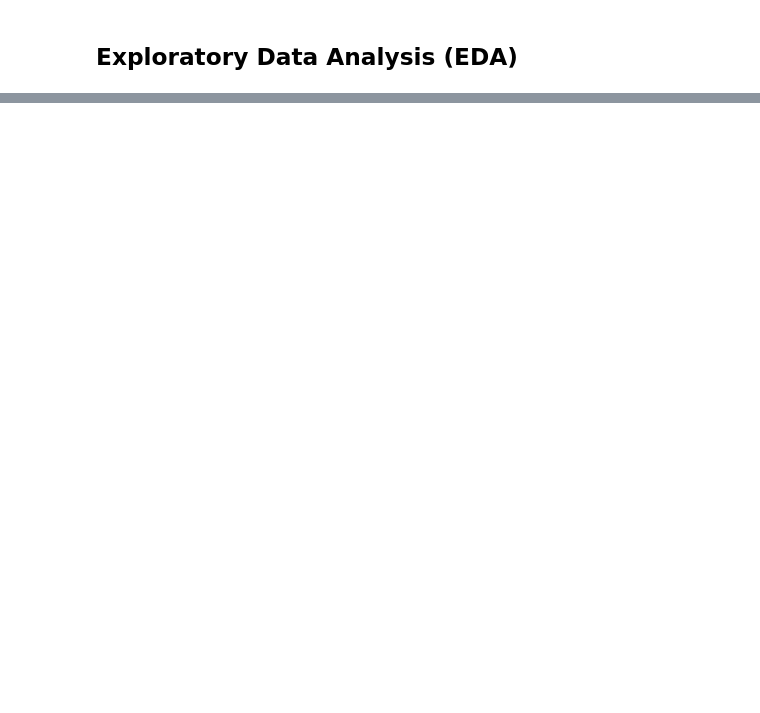
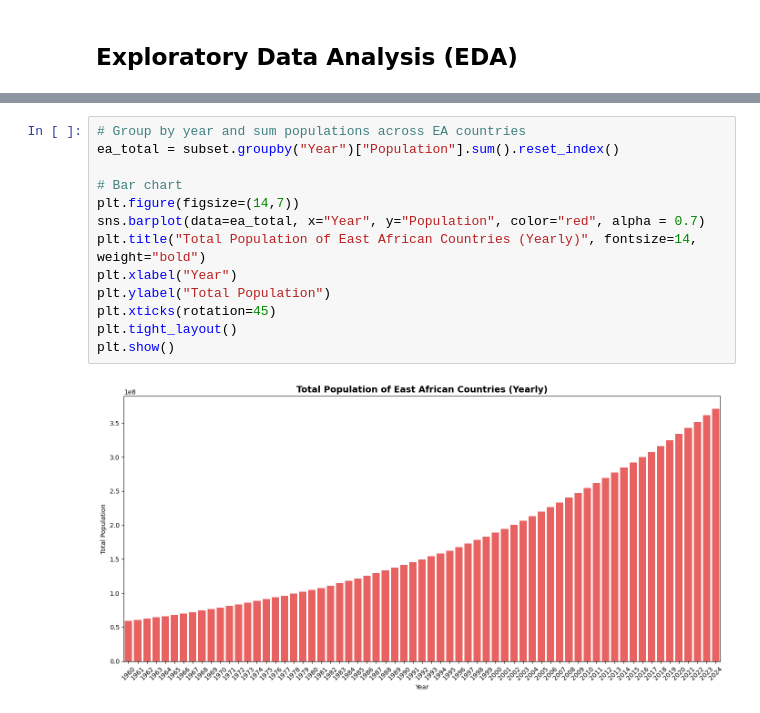
Before and after one commit to Campeon254/PRODIGY_DS_01, a Jupyter notebook: Task 01.ipynb, the cells around one changed output, grey strips where cells are left out. Cells and saved outputs as stored; diff of their text form; blank space fills up the shorter version.

```diff
--- a/Task 01.ipynb
+++ b/Task 01.ipynb
@@ -95,0 +170,15 @@ data.to_csv("cleaned_data.csv", index=False)
+# %%
+# Group by year and sum populations across EA countries
+ea_total = subset.groupby("Year")["Population"].sum().reset_index()
+
+# Bar chart
+plt.figure(figsize=(14,7))
+sns.barplot(data=ea_total, x="Year", y="Population", color="red", alpha = 0.7)
+plt.title("Total Population of East African Countries (Yearly)", fontsize=14, weight="bold")
+plt.xlabel("Year")
+plt.ylabel("Total Population")
+plt.xticks(rotation=45)
+plt.tight_layout()
+plt.show()
+# %% [output]
+[figure, added]
```
Also changed, not shown: parts of 12 cells of this notebook, 9 other files.
